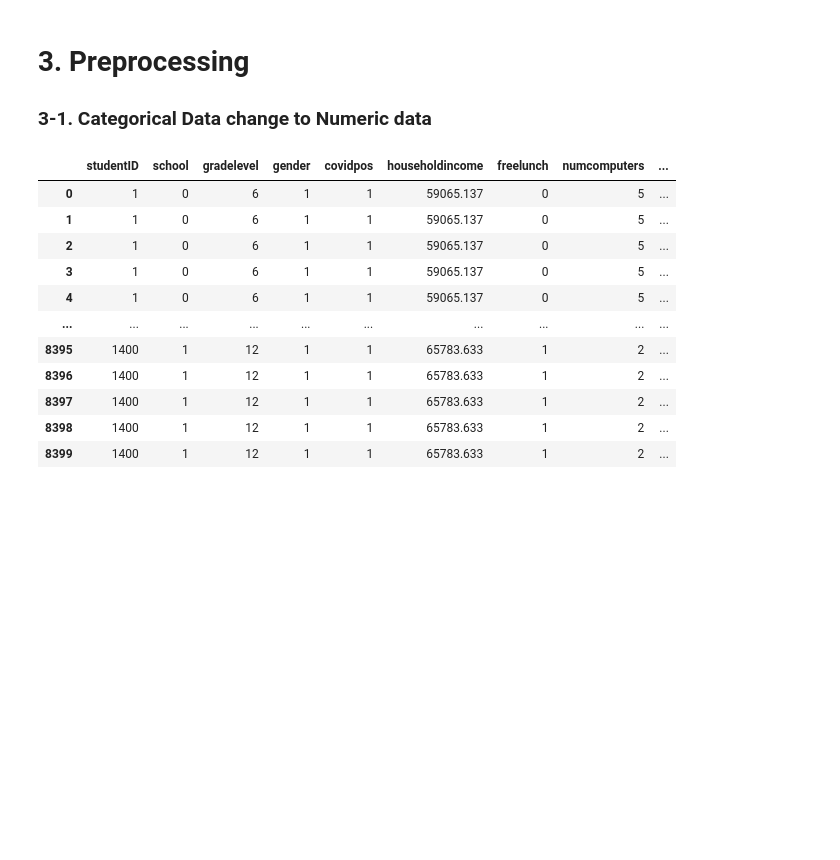
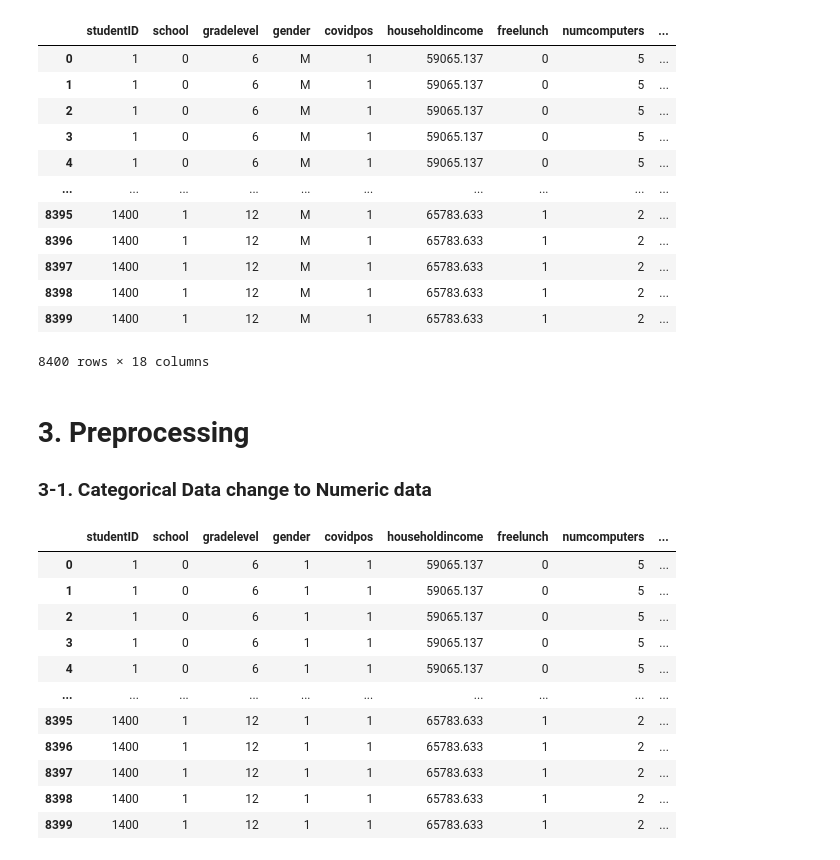
Before and after one commit to hhanoo/University_Major, a Jupyter notebook: TermProject_cluster3.ipynb, the cells around one changed output. Saved outputs shown, nothing was run; the diff lists cells and outputs as text; code cells hidden in the pictures; blank space fills up the shorter version.

```diff
--- a/TermProject.ipynb
+++ b/TermProject_cluster3.ipynb
@@ -19,6 +19,21 @@ from sklearn.cluster import KMeans
 pd.options.display.float_format = '{:.3f}'.format
 # %%
 df = pd.read_excel("./data/COVID-19-Constructed-Dataset-(PANEL).xlsx")  #read csv file and store in df
+df
+# %% [output]
+|  | studentID | school | gradelevel | gender | covidpos | householdincome | freelunch | numcomputers | ... |
+| 0 | 1 | 0 | 6 | M | 1 | 59065.137 | 0 | 5 | ... |
+| 1 | 1 | 0 | 6 | M | 1 | 59065.137 | 0 | 5 | ... |
+| 2 | 1 | 0 | 6 | M | 1 | 59065.137 | 0 | 5 | ... |
+| 3 | 1 | 0 | 6 | M | 1 | 59065.137 | 0 | 5 | ... |
+| 4 | 1 | 0 | 6 | M | 1 | 59065.137 | 0 | 5 | ... |
+| ... | ... | ... | ... | ... | ... | ... | ... | ... | ... |
+| 8395 | 1400 | 1 | 12 | M | 1 | 65783.633 | 1 | 2 | ... |
+| 8396 | 1400 | 1 | 12 | M | 1 | 65783.633 | 1 | 2 | ... |
+| 8397 | 1400 | 1 | 12 | M | 1 | 65783.633 | 1 | 2 | ... |
+| 8398 | 1400 | 1 | 12 | M | 1 | 65783.633 | 1 | 2 | ... |
+| 8399 | 1400 | 1 | 12 | M | 1 | 65783.633 | 1 | 2 | ... |
+8400 rows × 18 columns
 # %% [markdown]
 # 3. Preprocessing
 ### 3-1. Categorical Data change to Numeric data
```
Also changed, not shown: parts of 5 cells of this notebook, 1 other file.
